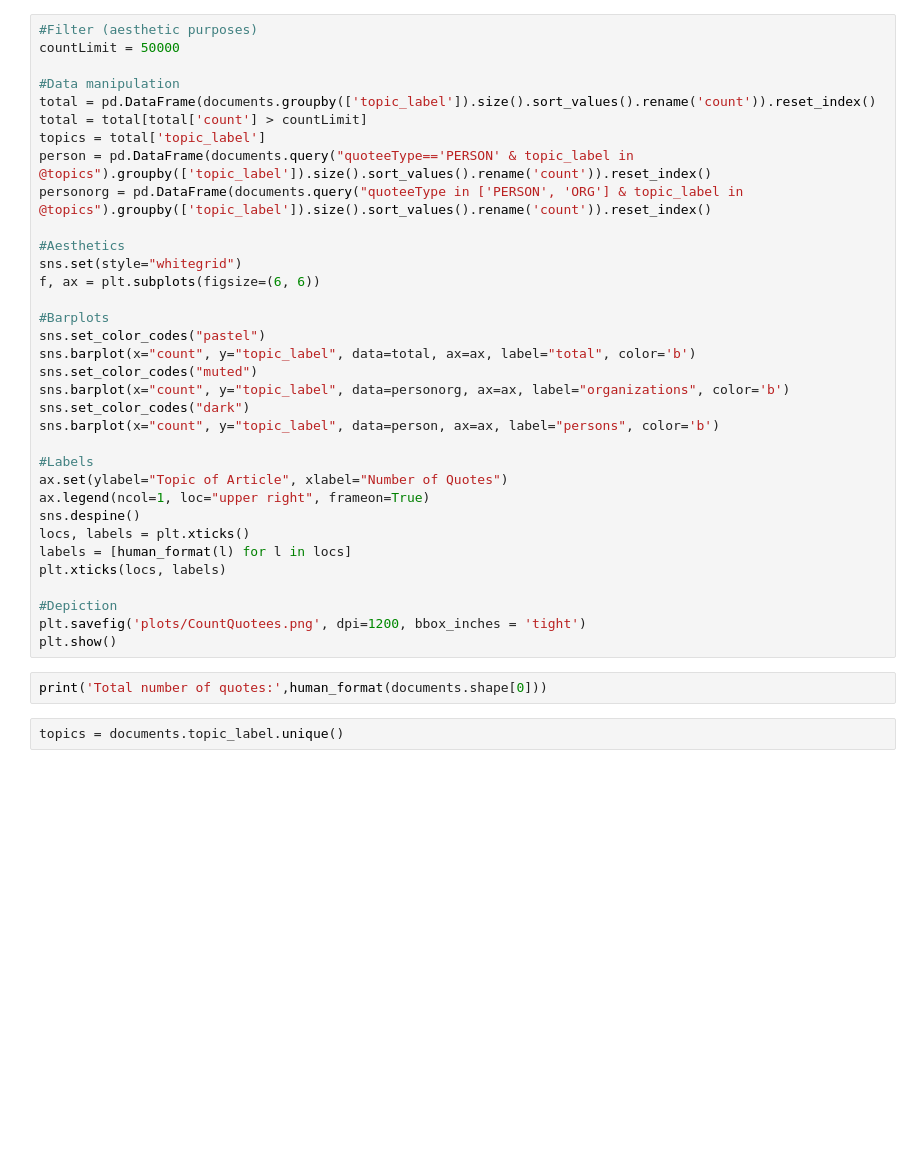
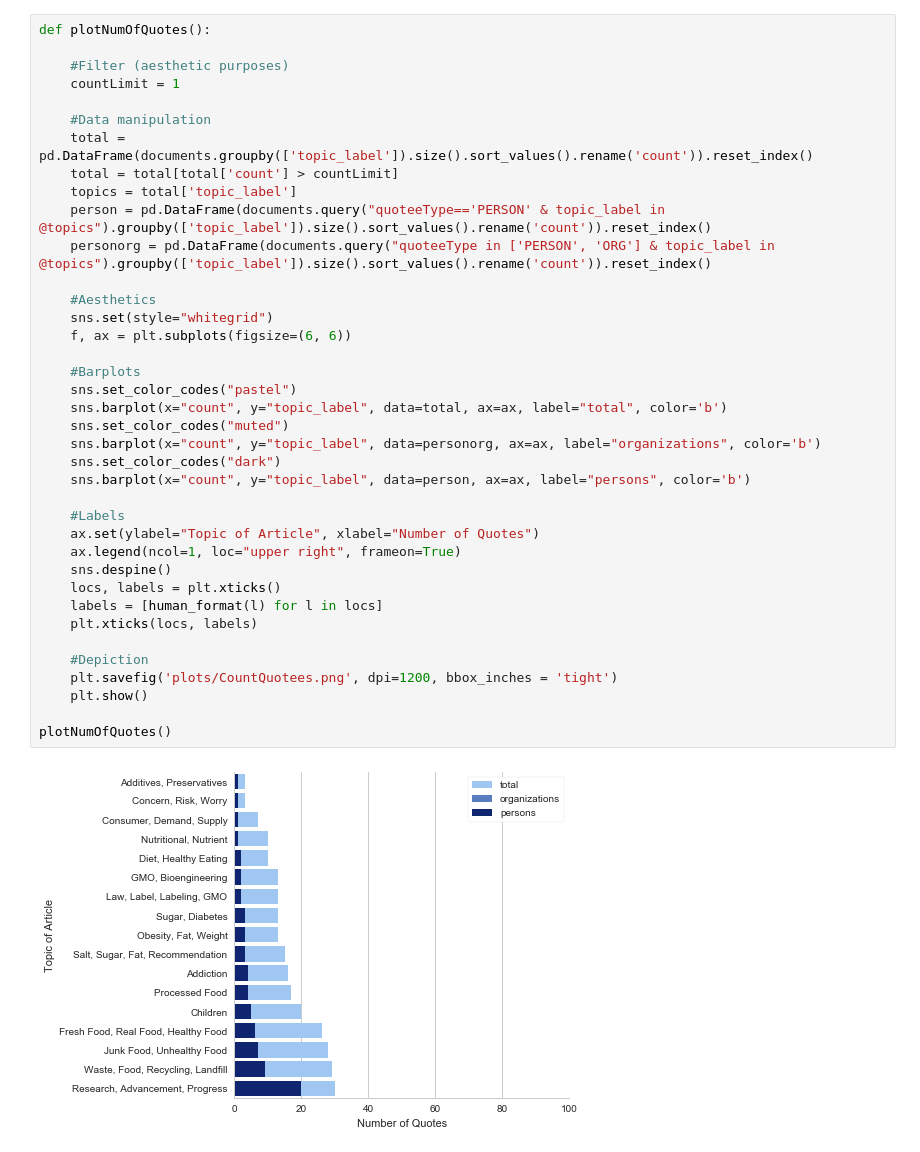
Before and after one commit to psmeros/SciLens, a Jupyter notebook: src/Quote Analysis.ipynb, the cells around one changed output. Cells and saved outputs as stored; diff of their text form; blank space fills up the shorter version.

```diff
--- a/src/Quote Analysis.ipynb
+++ b/src/Quote Analysis.ipynb
@@ -38,38 +67,40 @@ else:
 # %%
-#Filter (aesthetic purposes)
-countLimit = 50000
+def plotNumOfQuotes():
 
-#Data manipulation
-total = pd.DataFrame(documents.groupby(['topic_label']).size().sort_values().rename('count')).reset_index()
-total = total[total['count'] > countLimit]
-topics = total['topic_label']
-person = pd.DataFrame(documents.query("quoteeType=='PERSON' & topic_label in @topics").groupby(['topic_label']).size().sort_values().rename('count')).reset_index()
-personorg = pd.DataFrame(documents.query("quoteeType in ['PERSON', 'ORG'] & topic_label in @topics").groupby(['topic_label']).size().sort_values().rename('count')).reset_index()
+    #Filter (aesthetic purposes)
+    countLimit = 1
 
-#Aesthetics
-sns.set(style="whitegrid")
-f, ax = plt.subplots(figsize=(6, 6))
+    #Data manipulation
+    total = pd.DataFrame(documents.groupby(['topic_label']).size().sort_values().rename('count')).reset_index()
+    total = total[total['count'] > countLimit]
+    topics = total['topic_label']
+    person = pd.DataFrame(documents.query("quoteeType=='PERSON' & topic_label in @topics").groupby(['topic_label']).size().sort_values().rename('count')).reset_index()
+    personorg = pd.DataFrame(documents.query("quoteeType in ['PERSON', 'ORG'] & topic_label in @topics").groupby(['topic_label']).size().sort_values().rename('count')).reset_index()
 
-#Barplots
-sns.set_color_codes("pastel")
-sns.barplot(x="count", y="topic_label", data=total, ax=ax, label="total", color='b')
-sns.set_color_codes("muted")
-sns.barplot(x="count", y="topic_label", data=personorg, ax=ax, label="organizations", color='b')
-sns.set_color_codes("dark")
-sns.barplot(x="count", y="topic_label", data=person, ax=ax, label="persons", color='b')
+    #Aesthetics
+    sns.set(style="whitegrid")
+    f, ax = plt.subplots(figsize=(6, 6))
 
-#Labels
-ax.set(ylabel="Topic of Article", xlabel="Number of Quotes")
-ax.legend(ncol=1, loc="upper right", frameon=True)
-sns.despine()
-locs, labels = plt.xticks()
-labels = [human_format(l) for l in locs]
-plt.xticks(locs, labels)
+    #Barplots
+    sns.set_color_codes("pastel")
+    sns.barplot(x="count", y="topic_label", data=total, ax=ax, label="total", color='b')
+    sns.set_color_codes("muted")
+    sns.barplot(x="count", y="topic_label", data=personorg, ax=ax, label="organizations", color='b')
+    sns.set_color_codes("dark")
+    sns.barplot(x="count", y="topic_label", data=person, ax=ax, label="persons", color='b')
 
-#Depiction
-plt.savefig('plots/CountQuotees.png', dpi=1200, bbox_inches = 'tight')
-plt.show()
+    #Labels
+    ax.set(ylabel="Topic of Article", xlabel="Number of Quotes")
+    ax.legend(ncol=1, loc="upper right", frameon=True)
+    sns.despine()
+    locs, labels = plt.xticks()
+    labels = [human_format(l) for l in locs]
+    plt.xticks(locs, labels)
+
+    #Depiction
+    plt.savefig('plots/CountQuotees.png', dpi=1200, bbox_inches = 'tight')
+    plt.show()
+
+plotNumOfQuotes()
+# %% [output]
+[figure, added]
-# %%
-print('Total number of quotes:',human_format(documents.shape[0]))
-# %%
-topics = documents.topic_label.unique()
```
Also changed, not shown: parts of 3 cells of this notebook, 4 other files.
